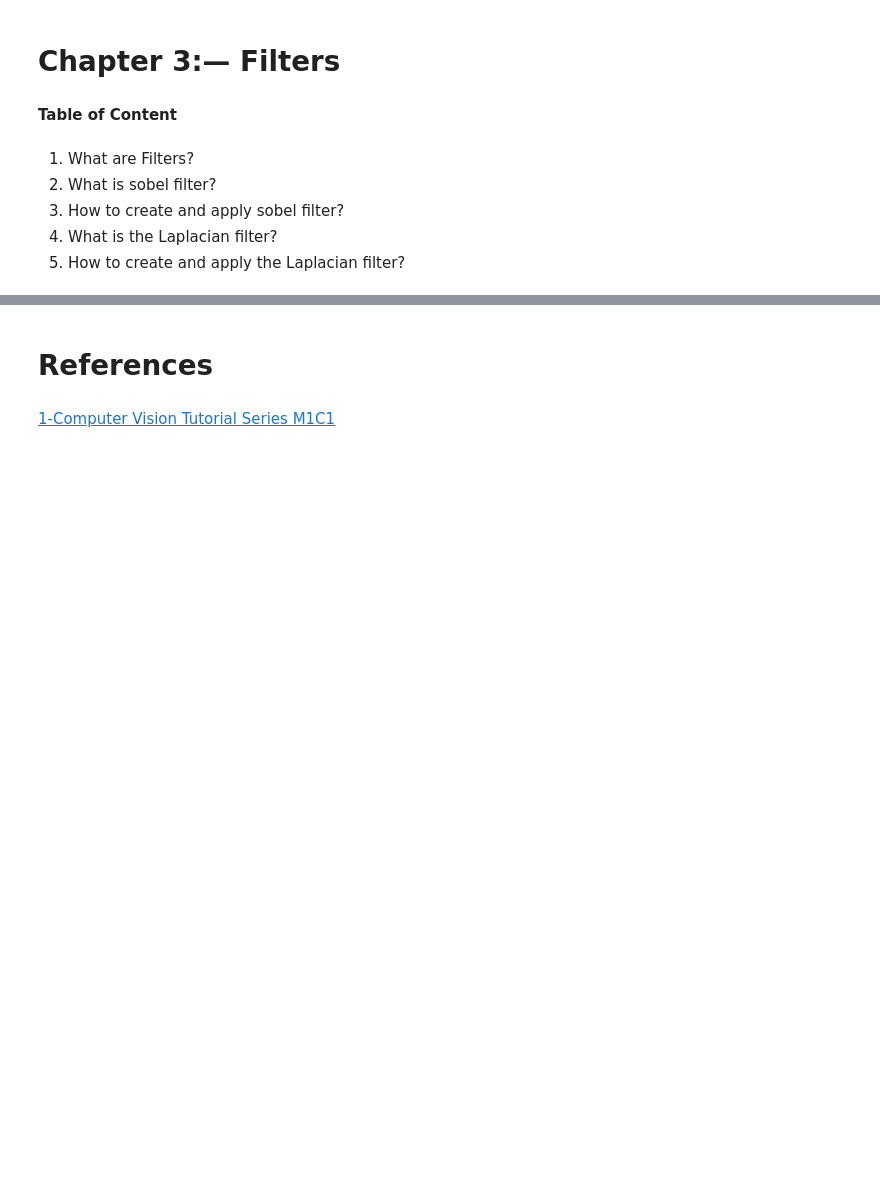
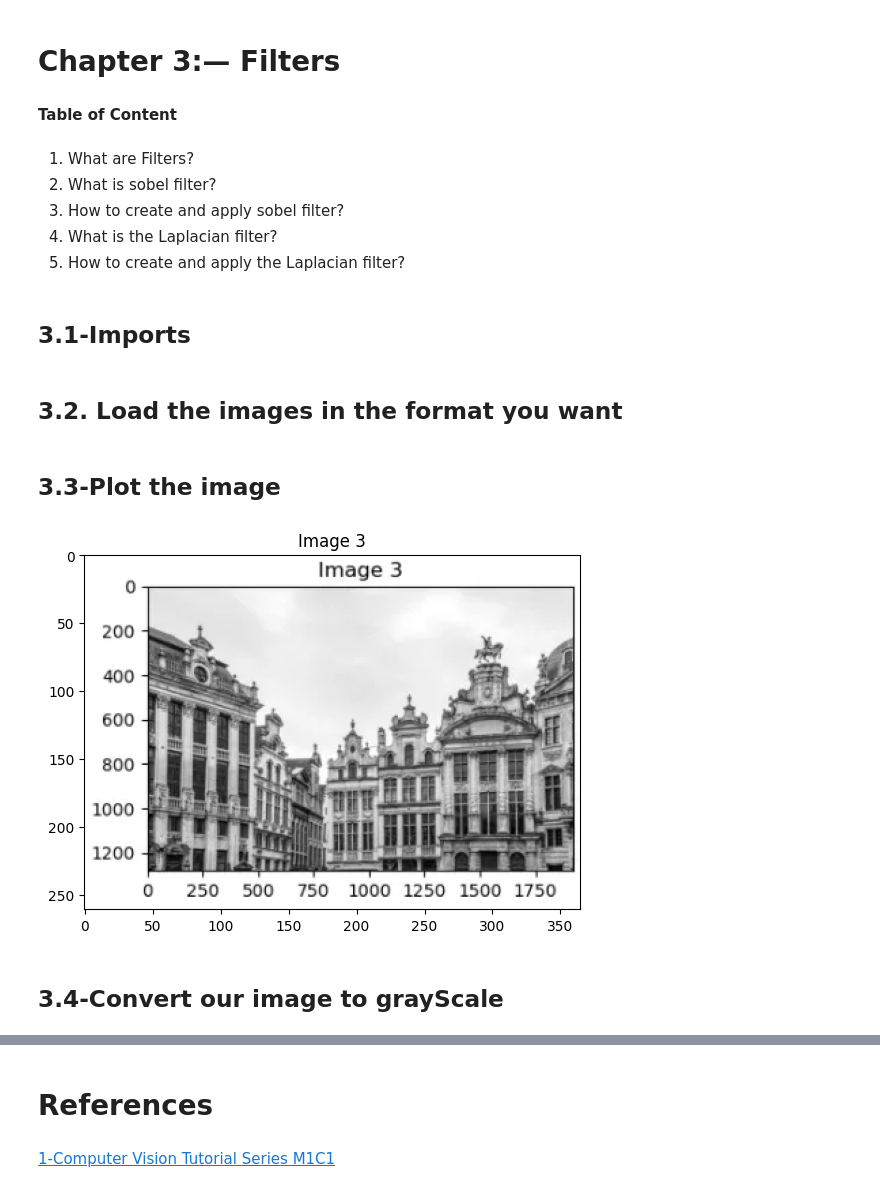
Before and after one commit to dr-mushtaq/Computer-Vision, a Jupyter notebook: Introduction_to_Computer_Vision.ipynb, the cells around one changed output, grey strips where cells are left out. Saved outputs shown, nothing was run; the diff lists cells and outputs as text; code cells hidden in the pictures; blank space fills up the shorter version.

```diff
--- a/Introduction_to_Computer_Vision.ipynb
+++ b/Introduction_to_Computer_Vision.ipynb
@@ -215,3 +215,5 @@ BG_replacement
 3. How to create and apply sobel filter?
 4. What is the Laplacian filter?
 5. How to create and apply the Laplacian filter?
+# %% [markdown]
+## **3.1-Imports**
@@ -217,0 +225,14 @@ BG_replacement
+# %% [markdown]
+## **3.2. Load the images in the format you want**
+# %%
+image3 = cv2.cvtColor(cv2.imread('/content/drive/MyDrive/Courses /Data Science /Computer Vision /Theory /Introduction to Computer Vision/Image/img3.webp'),cv2.COLOR_BGR2RGB)
+# %% [markdown]
+## **3.3-Plot the image**
+# %%
+plt.imshow(image3)
+plt.title('Image 3')
+plt.show()
+# %% [output]
+[figure, added]
+# %% [markdown]
+## **3.4-Convert our image to grayScale**
```
Also changed, not shown: parts of 6 cells of this notebook.
